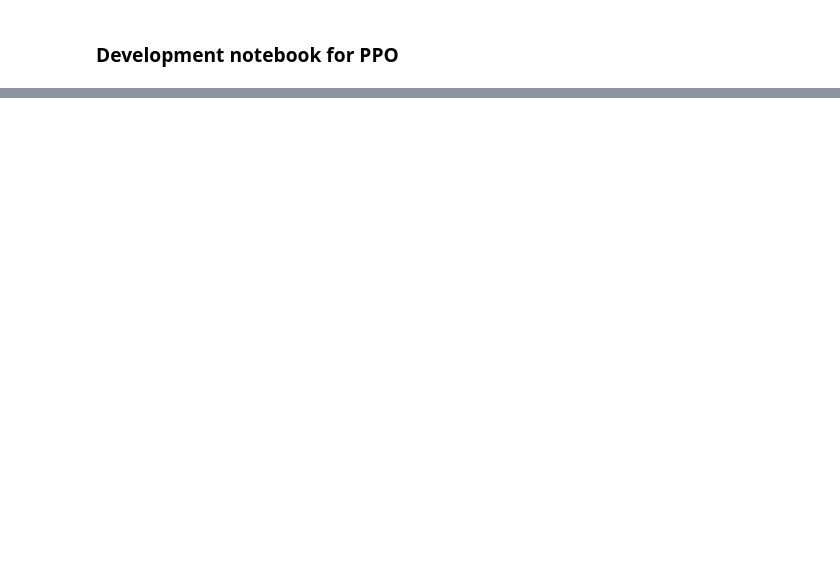
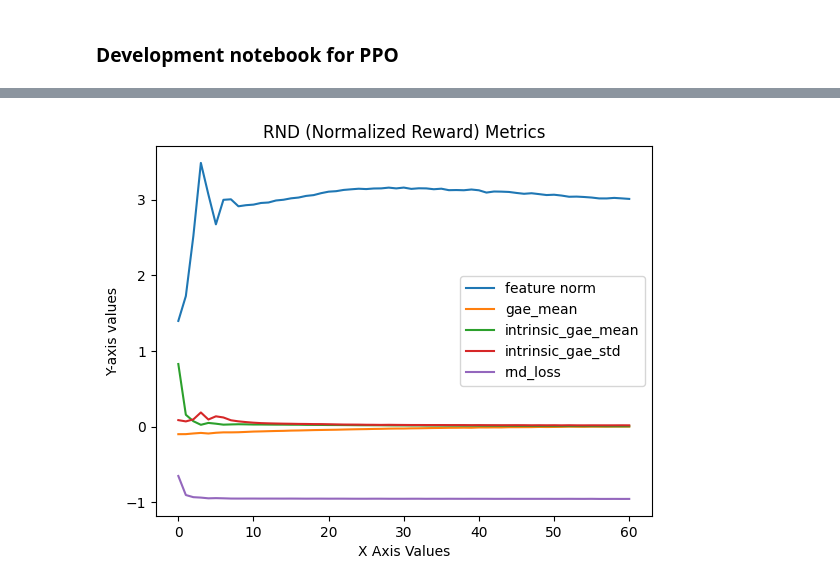
Before and after one commit to dillonmsandhu/td-avar-explore, a Jupyter notebook: deep/rnd.ipynb, the cells around one changed output, grey strips where cells are left out. Drawn from its saved outputs; the diff is of its cells as text; code cells hidden in the pictures; blank space fills up the shorter version.

```diff
--- a/deep/rnd.ipynb
+++ b/deep/rnd.ipynb
@@ -361,0 +395,18 @@ time: 57.06 s
+# %%
+plt.plot(outs["metrics"]["feat_norm"].mean(0), label = 'feature norm')
+plt.plot(outs["metrics"]["gae_mean"].mean(0), label = 'gae_mean')
+plt.plot(outs["metrics"]["intrinsic_gae_mean"].mean(0), label = 'intrinsic_gae_mean')
+plt.plot(outs["metrics"]["intrinsic_gae_std"].mean(0), label = 'intrinsic_gae_std')
+plt.plot(outs["metrics"]["rnd_loss"].mean(0), label = 'rnd_loss')
+
+plt.legend()
+# Add labels and a title for clarity
+plt.xlabel('X Axis Values')
+plt.ylabel('Y-axis values')
+plt.title('RND (Normalized Reward) Metrics')
+
+# Display the plot
+plt.savefig('RND Metrics (Normalized Reward).pdf', bbox_inches='tight')
+plt.show()
+# %% [output]
+[figure, added]
```
Also changed, not shown: parts of 3 cells of this notebook, 5 other files.
